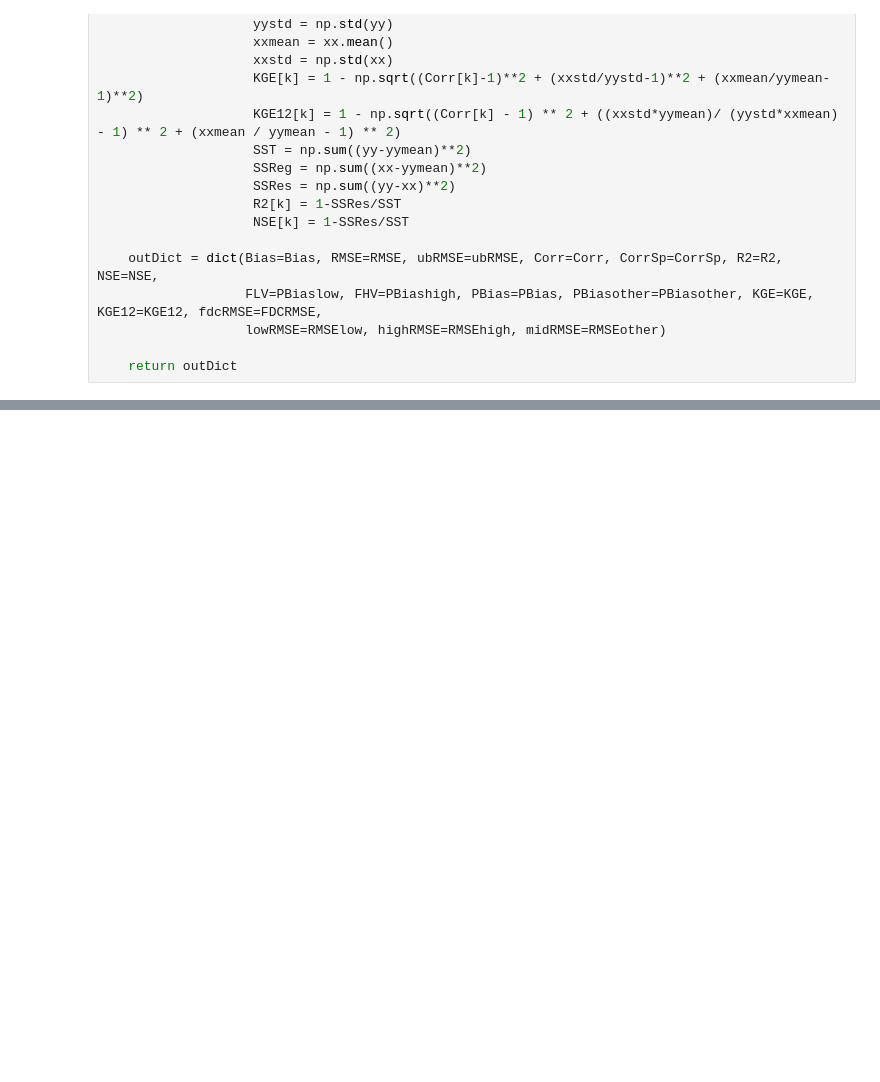
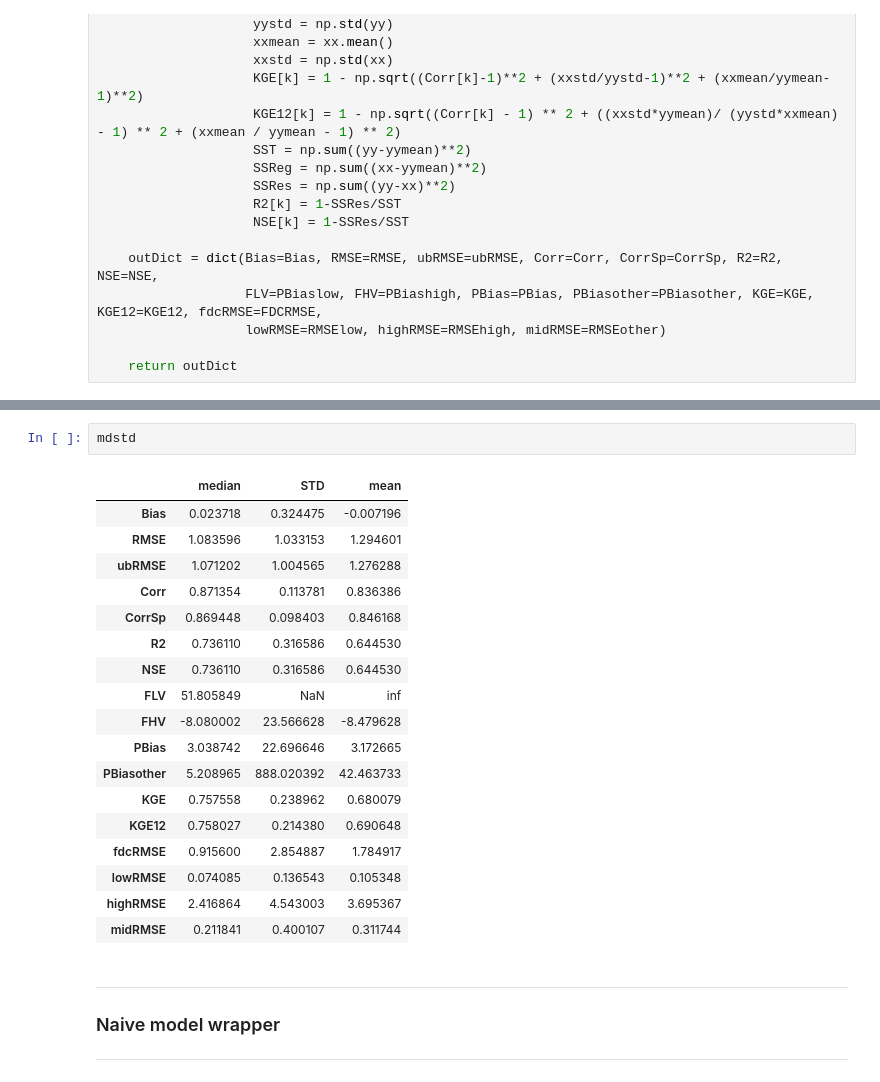
Before and after one commit to leoglonz/hydro_multimodel, a Jupyter notebook: testMulti_v2.ipynb, the cells around one changed output, grey strips where cells are left out. Drawn from its saved outputs; the diff is of its cells as text; blank space fills up the shorter version.

```diff
--- a/testMulti_v2.ipynb
+++ b/testMulti_v2.ipynb
@@ -194,3 +499,28 @@ def statError(pred, target):
+# %%
+mdstd
+# %% [output]
+|  | median | STD | mean |
+| Bias | 0.023718 | 0.324475 | -0.007196 |
+| RMSE | 1.083596 | 1.033153 | 1.294601 |
+| ubRMSE | 1.071202 | 1.004565 | 1.276288 |
+| Corr | 0.871354 | 0.113781 | 0.836386 |
+| CorrSp | 0.869448 | 0.098403 | 0.846168 |
+| R2 | 0.736110 | 0.316586 | 0.644530 |
+| NSE | 0.736110 | 0.316586 | 0.644530 |
+| FLV | 51.805849 | NaN | inf |
+| FHV | -8.080002 | 23.566628 | -8.479628 |
+| PBias | 3.038742 | 22.696646 | 3.172665 |
+| PBiasother | 5.208965 | 888.020392 | 42.463733 |
+| KGE | 0.757558 | 0.238962 | 0.680079 |
+| KGE12 | 0.758027 | 0.214380 | 0.690648 |
+| fdcRMSE | 0.915600 | 2.854887 | 1.784917 |
+| lowRMSE | 0.074085 | 0.136543 | 0.105348 |
+| highRMSE | 2.416864 | 4.543003 | 3.695367 |
+| midRMSE | 0.211841 | 0.400107 | 0.311744 |
+# %% [markdown]
+---
+### Naive model wrapper
+---
 # %%
 class hydroEnsemble(torch.nn.Module):
     # Wrapper for multiple hydrologic models.
```
Also changed, not shown: parts of 16 cells of this notebook, 2 other files.
